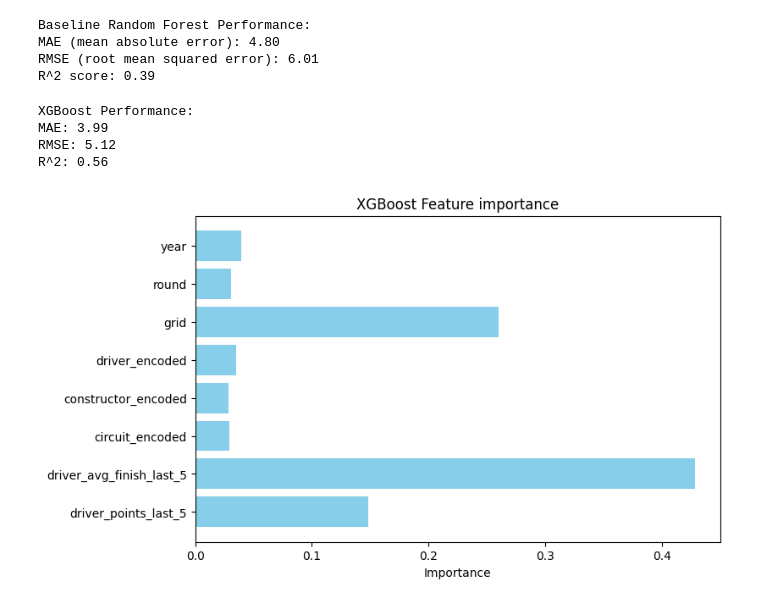
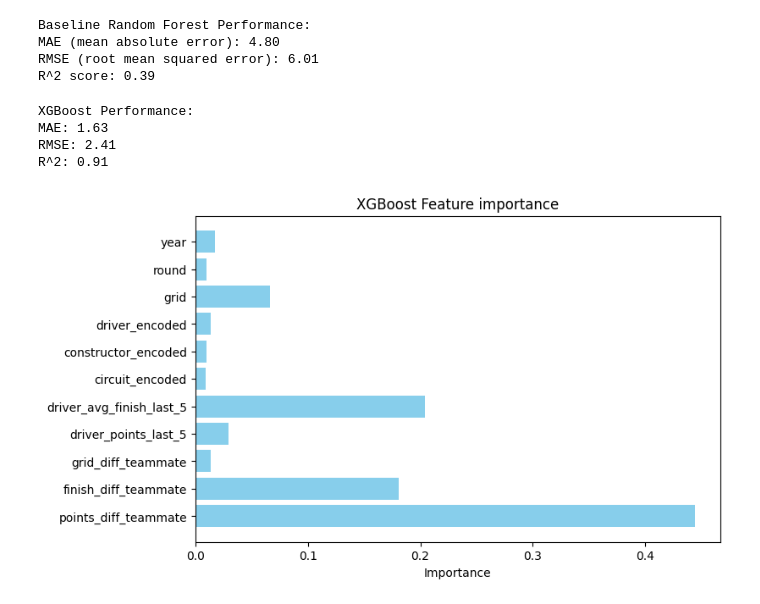
Before and after one commit to Dill-Pickle09/F1MLmodel, a Jupyter notebook: notebooks/Basic_Model.ipynb, the cells around one changed output. Drawn from its saved outputs; the diff is of its cells as text; code cells hidden in the pictures.

Commit message:
Teammate Performance Comparison
Added teammate performance comparison as a feature in the XGBoost model

```diff
--- a/notebooks/Basic_Model.ipynb
+++ b/notebooks/Basic_Model.ipynb
@@ -63,6 +65,24 @@ df_basic['driver_avg_finish_last_5'] = df_basic['driver_avg_finish_last_5'].fill
     df_basic['driver_avg_finish_last_5'].mean()
 )
 df_basic['driver_points_last_5'] = df_basic['driver_points_last_5'].fillna(0)
+# %%
+#teammate performance comparison
+
+df_teammate = df_basic[['raceId','constructorId','driverId','grid','positionOrder','points']]
+
+df_basic = df_basic.merge(
+    df_teammate,
+    on=['raceId','constructorId'],
+    suffixes=('', '_teammate')
+)
+
+df_basic = df_basic[df_basic['driverId'] != df_basic['driverId_teammate']]
+
+df_basic['grid_diff_teammate'] = df_basic['grid'] - df_basic['grid_teammate']
+df_basic['finish_diff_teammate'] = df_basic['positionOrder'] - df_basic['positionOrder_teammate']
+df_basic['points_diff_teammate'] = df_basic['points'] - df_basic['points_teammate']
+
+df_basic = df_basic.drop(columns=['driverId_teammate','grid_teammate','positionOrder_teammate','points_teammate'])
 # %%
 from sklearn.preprocessing import LabelEncoder
 
@@ -82,10 +102,14 @@ features = df_basic[[
     'constructor_encoded',
     'circuit_encoded',
     'driver_avg_finish_last_5',
-    'driver_points_last_5'
+    'driver_points_last_5',
+    'grid_diff_teammate',
+    'finish_diff_teammate',
+    'points_diff_teammate'
 ]]
 
 target = df_basic['positionOrder']
+
 X = features
 y = target
 # %%
@@ -153,21 +177,21 @@ print(f"RMSE: {rmse:.2f}")
 print(f"R^2: {r2:.2f}")
 # %% [output]
 XGBoost Performance:
-MAE: 3.99
-RMSE: 5.12
-R^2: 0.56
+MAE: 1.63
+RMSE: 2.41
+R^2: 0.91
 # %%
 import matplotlib.pyplot as plt
 
 importances = xgb_model.feature_importances_
 
-feature_names = ['year', 'round', 'grid', 'driver_encoded', 'constructor_encoded', 'circuit_encoded', 'driver_avg_finish_last_5', 'driver_points_last_5' ]
+feature_names = ['year', 'round', 'grid', 'driver_encoded', 'constructor_encoded', 'circuit_encoded', 'driver_avg_finish_last_5', 'driver_points_last_5','grid_diff_teammate', 'finish_diff_teammate', 'points_diff_teammate' ]
 
 plt.figure(figsize=(8,5))
 plt.barh(feature_names, importances, color='skyblue')
 plt.xlabel("Importance")
 plt.title("XGBoost Feature importance")
 plt.gca().invert_yaxis()
 plt.show()
 # %% [output]
-[figure, old version]
+[figure, new version]
```
Also changed, not shown: parts of 1 cell of this notebook.
